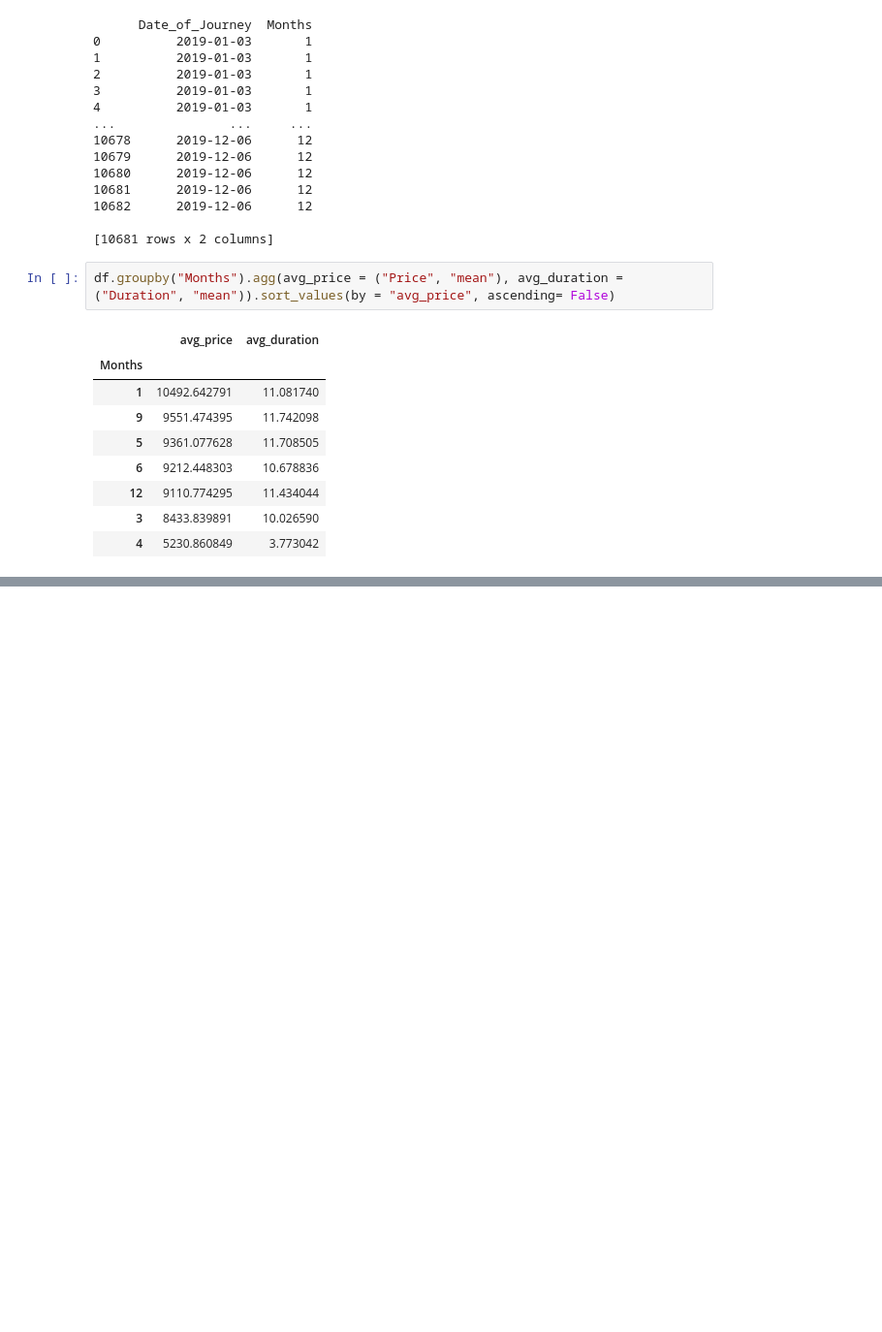
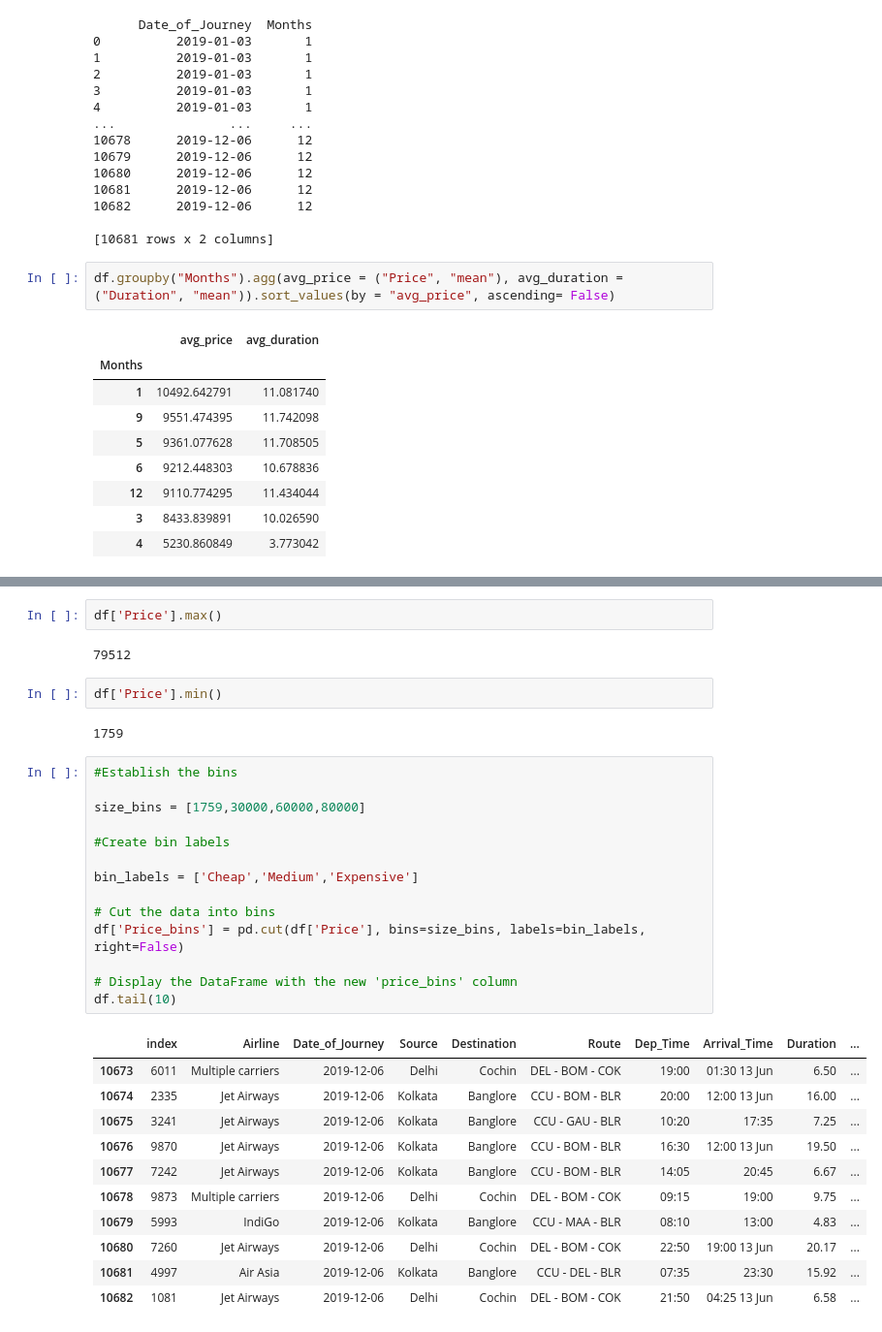
Before and after one commit to mehratif1/Flight_Price_Analysis, a Jupyter notebook: Project1.ipynb, the cells around one changed output, grey strips where cells are left out. Shown at 97% size. Saved outputs shown, nothing was run; the diff lists cells and outputs as text; blank space fills up the shorter version.

```diff
--- a/Project1.ipynb
+++ b/Project1.ipynb
@@ -282,0 +336,34 @@ df.groupby("Months").agg(avg_price = ("Price", "mean"), avg_duration = ("Duratio
+# %%
+df['Price'].max()
+# %% [output]
+79512
+# %%
+df['Price'].min()
+# %% [output]
+1759
+# %%
+#Establish the bins
+
+size_bins = [1759,30000,60000,80000]
+
+#Create bin labels
+
+bin_labels = ['Cheap','Medium','Expensive']
+
+# Cut the data into bins
+df['Price_bins'] = pd.cut(df['Price'], bins=size_bins, labels=bin_labels, right=False)
+
+# Display the DataFrame with the new 'price_bins' column
+df.tail(10)
+# %% [output]
+|  | index | Airline | Date_of_Journey | Source | Destination | Route | Dep_Time | Arrival_Time | Duration | ... |
+| 10673 | 6011 | Multiple carriers | 2019-12-06 | Delhi | Cochin | DEL - BOM - COK | 19:00 | 01:30 13 Jun | 6.50 | ... |
+| 10674 | 2335 | Jet Airways | 2019-12-06 | Kolkata | Banglore | CCU - BOM - BLR | 20:00 | 12:00 13 Jun | 16.00 | ... |
+| 10675 | 3241 | Jet Airways | 2019-12-06 | Kolkata | Banglore | CCU - GAU - BLR | 10:20 | 17:35 | 7.25 | ... |
+| 10676 | 9870 | Jet Airways | 2019-12-06 | Kolkata | Banglore | CCU - BOM - BLR | 16:30 | 12:00 13 Jun | 19.50 | ... |
+| 10677 | 7242 | Jet Airways | 2019-12-06 | Kolkata | Banglore | CCU - BOM - BLR | 14:05 | 20:45 | 6.67 | ... |
+| 10678 | 9873 | Multiple carriers | 2019-12-06 | Delhi | Cochin | DEL - BOM - COK | 09:15 | 19:00 | 9.75 | ... |
+| 10679 | 5993 | IndiGo | 2019-12-06 | Kolkata | Banglore | CCU - MAA - BLR | 08:10 | 13:00 | 4.83 | ... |
+| 10680 | 7260 | Jet Airways | 2019-12-06 | Delhi | Cochin | DEL - BOM - COK | 22:50 | 19:00 13 Jun | 20.17 | ... |
+| 10681 | 4997 | Air Asia | 2019-12-06 | Kolkata | Banglore | CCU - DEL - BLR | 07:35 | 23:30 | 15.92 | ... |
+| 10682 | 1081 | Jet Airways | 2019-12-06 | Delhi | Cochin | DEL - BOM - COK | 21:50 | 04:25 13 Jun | 6.58 | ... |
```
Also changed, not shown: parts of 6 cells of this notebook, 1 other file.
